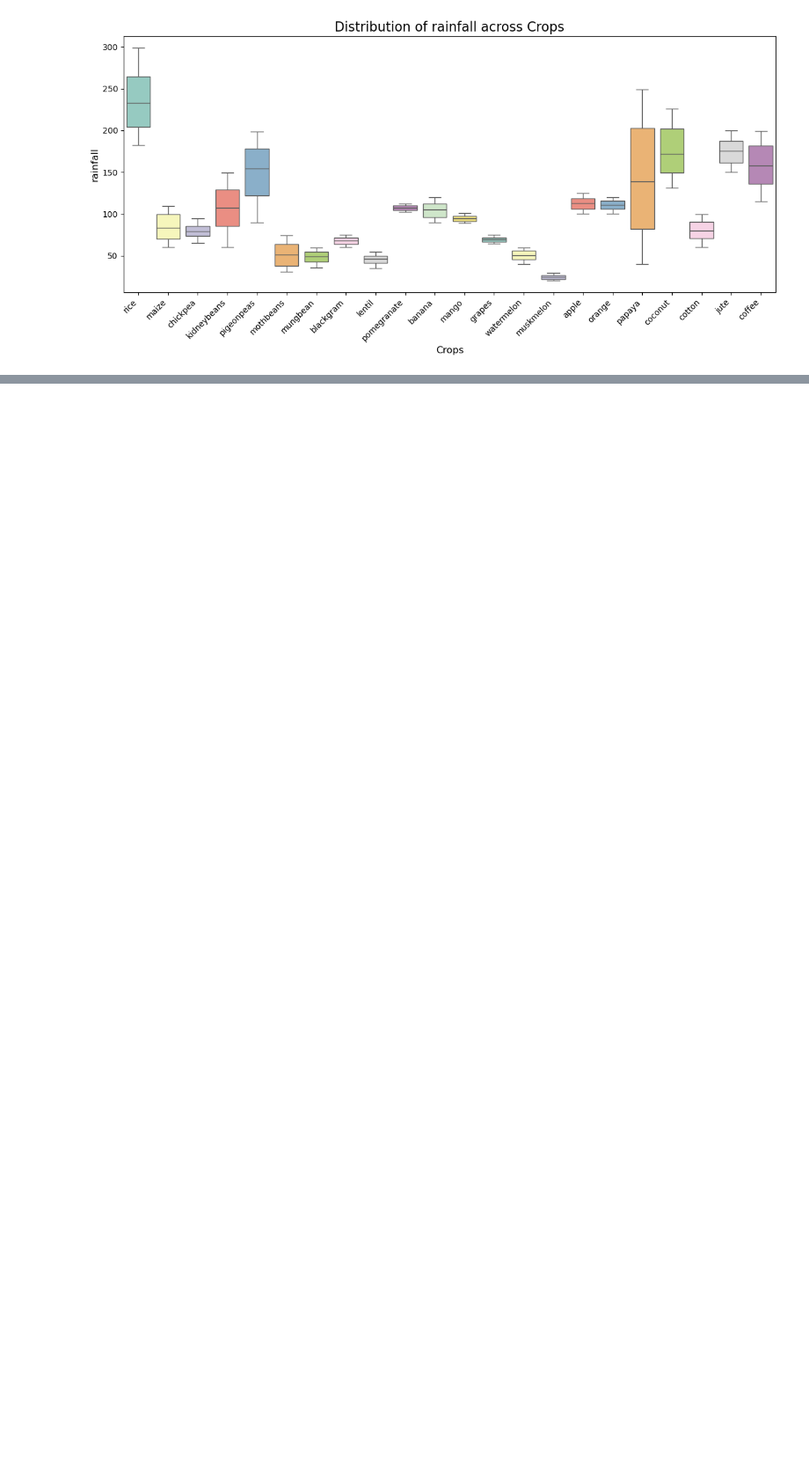
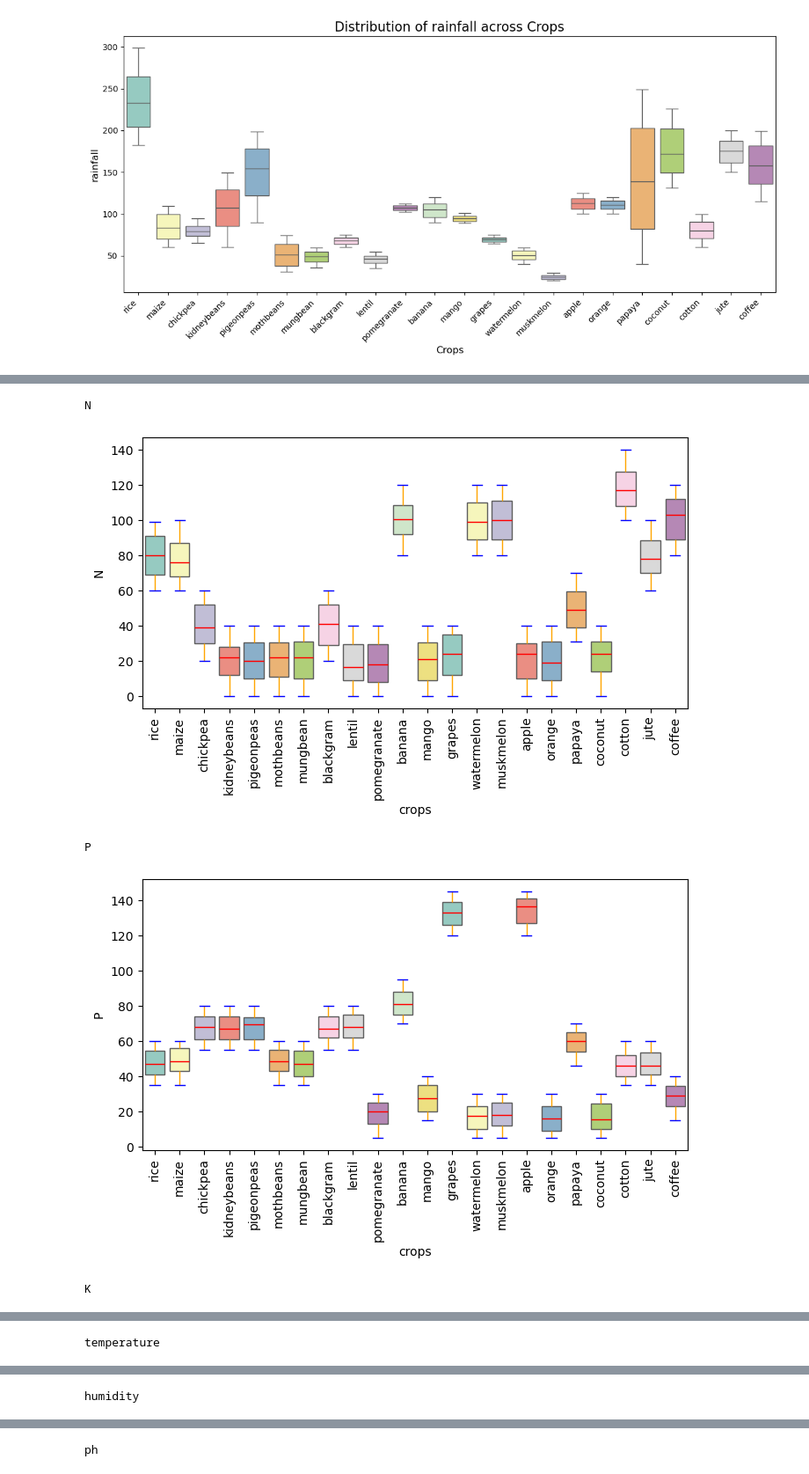
Before and after one commit to anant5441/AgroGyaan, a Jupyter notebook: Model/Crop_Recommendation/Crop-Recommendation-Model-Logistic-Regression.ipynb, the cells around one changed output, grey strips where cells are left out. Shown at 88% size. Cells and saved outputs as stored; diff of their text form; code cells hidden in the pictures; blank space fills up the shorter version.

Commit message:
Crops-Recommendation-Model : Model exported

```diff
--- a/Model/Crop_Recommendation/Crop-Recommendation-Model-Logistic-Regression.ipynb
+++ b/Model/Crop_Recommendation/Crop-Recommendation-Model-Logistic-Regression.ipynb
@@ -486,0 +493,4 @@ for column in crops_df_num.columns.tolist():
+# %%
+outlier_detector=EllipticEnvelope(contamination=0.5)
+# %%
+outlier_detector.fit(crops_df_num)
@@ -486,0 +503,23 @@ for column in crops_df_num.columns.tolist():
+# %%
+for columns in crops_df_num.columns.tolist():
+    print(f"{columns}")
+    plt.figure(figsize=(8,4))
+    sns.boxplot(
+        # crops_df[columns],
+        x="crops",
+        y=columns,
+        data=crops_df,
+        palette="Set3",
+        hue="crops",
+        medianprops=dict(color="red"),
+        whiskerprops=dict(color="orange"),
+        capprops=dict(color="blue")
+    )
+    plt.xticks(rotation=90)
+    plt.show()
+# %% [output]
+N
+[figure, added]
+P
+[figure, added]
+K
@@ -486,0 +527 @@ for column in crops_df_num.columns.tolist():
+temperature
@@ -486,0 +529 @@ for column in crops_df_num.columns.tolist():
+humidity
@@ -486,0 +531 @@ for column in crops_df_num.columns.tolist():
+ph
```
Also changed, not shown: parts of 62 cells of this notebook, 7 other files.
